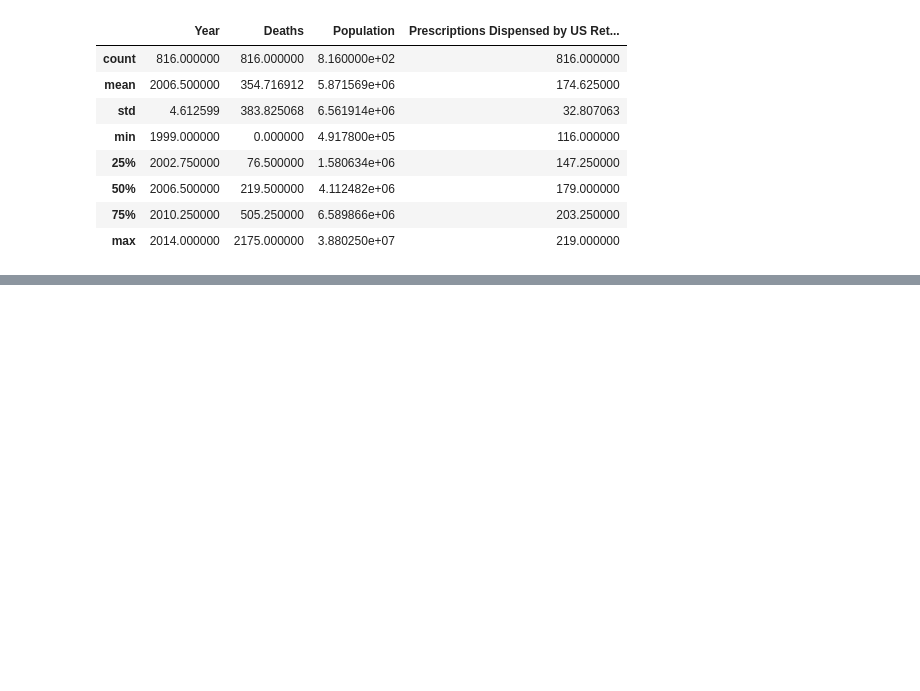
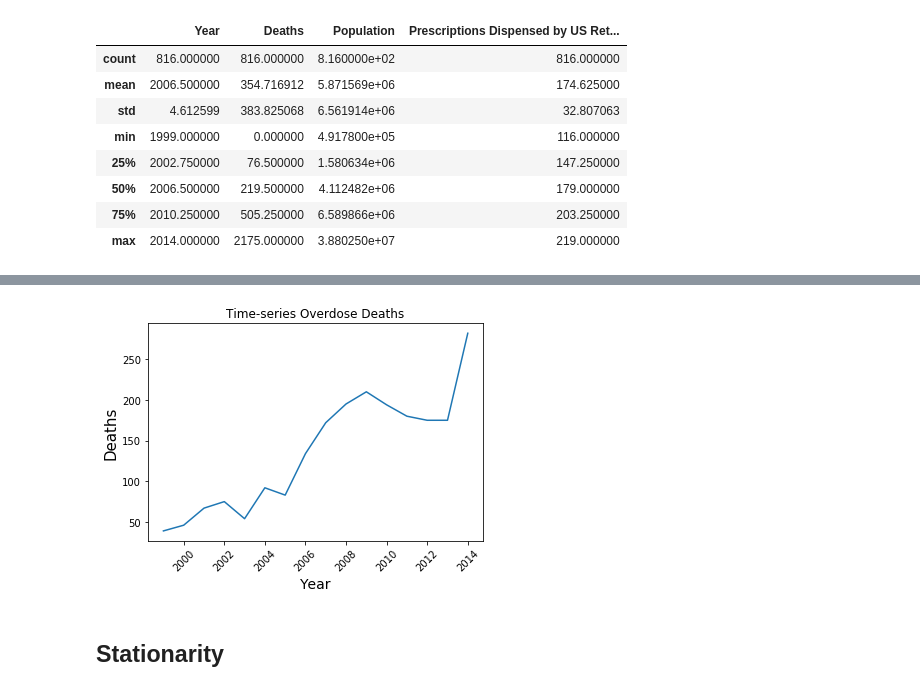
Before and after one commit to Cristinamulas/Final_Project, a Jupyter notebook: Time Series .ipynb, the cells around one changed output, grey strips where cells are left out. Drawn from its saved outputs; the diff is of its cells as text; code cells hidden in the pictures; blank space fills up the shorter version.

```diff
--- a/Time Series .ipynb
+++ b/Time Series .ipynb
@@ -197,0 +186,20 @@ df_Alabama_try
+# %%
+# Plot time series data
+f, ax = plt.subplots(1,1)
+ax.plot(df_Alabama['Deaths'])
+
+# Add title
+ax.set_title('Time-series Overdose Deaths')
+
+# Rotate x-labels
+ax.tick_params(axis = 'x', rotation = 45)
+plt.xlabel('Year', fontsize=14)
+plt.ylabel('Deaths', fontsize = 15)
+
+# Show graph
+plt.show()
+plt.close()
+# %% [output]
+[figure, added]
+# %% [markdown]
+## Stationarity
```
Also changed, not shown: parts of 19 cells of this notebook.
